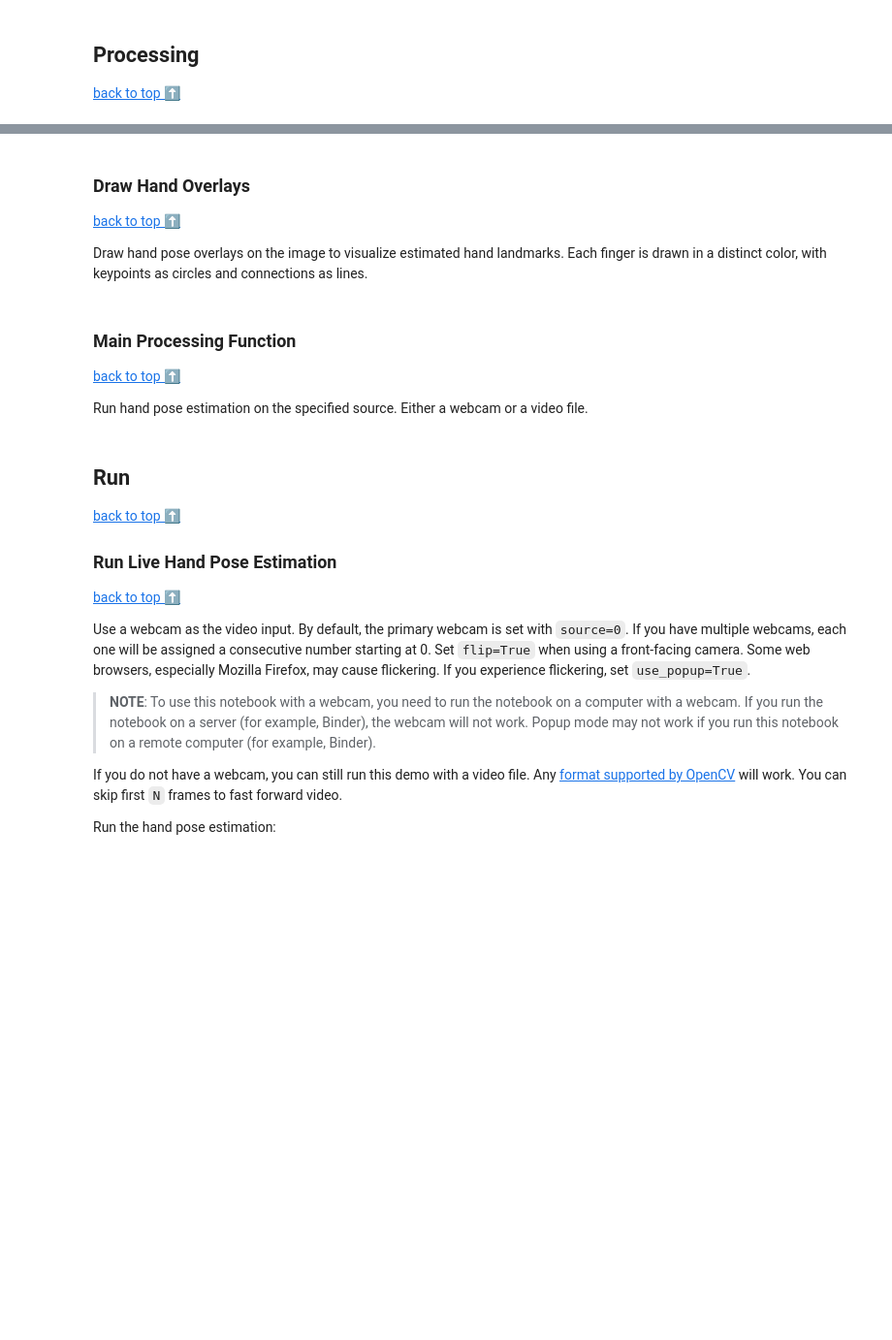
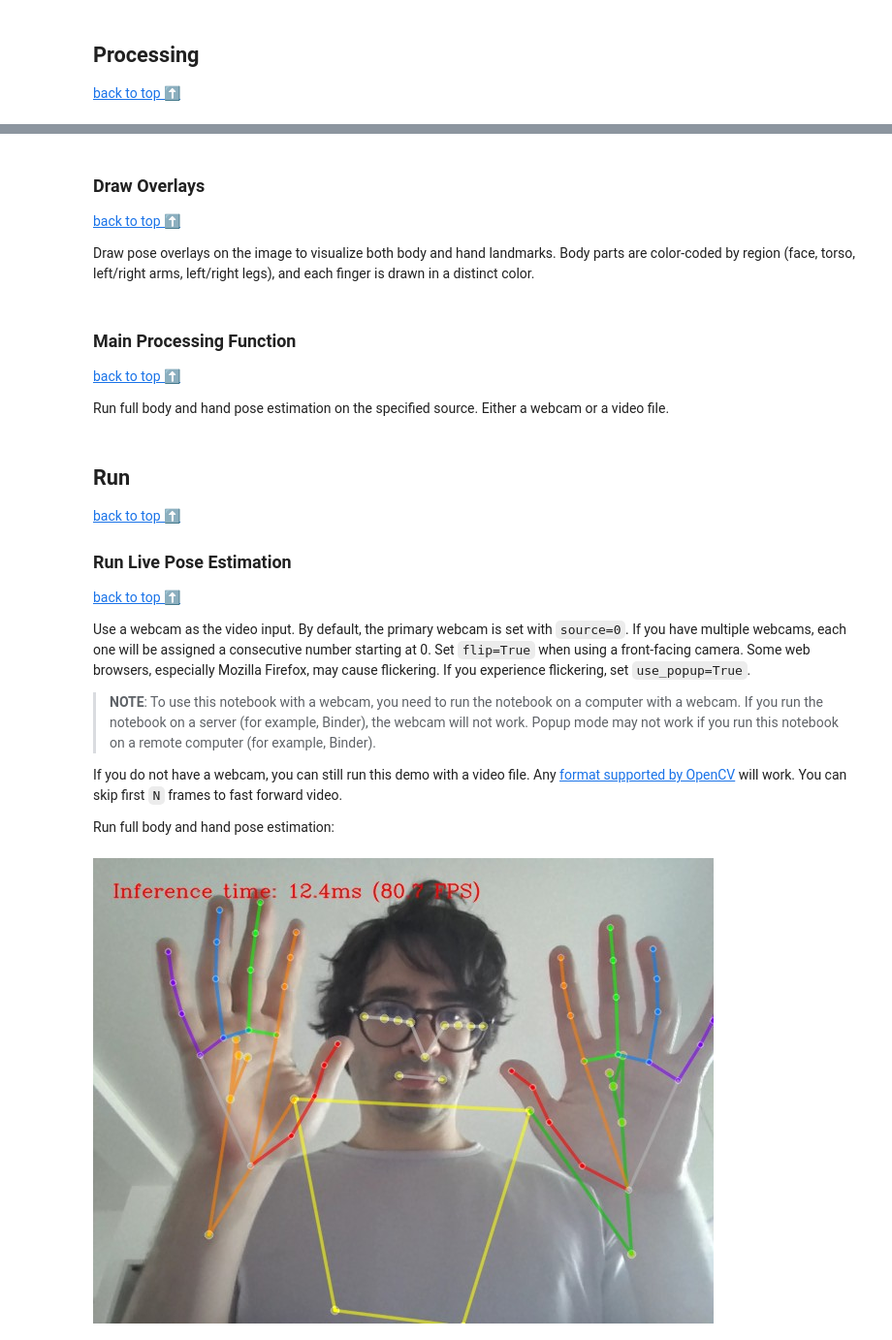
Before and after one commit to eturkes/openvino_notebooks, a Jupyter notebook: notebooks/pose-estimation-webcam/pose-estimation.ipynb, the cells around one changed output, grey strips where cells are left out. Shown at 97% size. Saved outputs shown, nothing was run; the diff lists cells and outputs as text; code cells hidden in the pictures; blank space fills up the shorter version.

```diff
--- a/notebooks/pose-estimation-webcam/pose-estimation.ipynb
+++ b/notebooks/pose-estimation-webcam/pose-estimation.ipynb
@@ -164,0 +141,28 @@ The palm detection model uses an SSD-style architecture with 2016 anchors across
+# %%
+import openvino.properties.hint as hints
+
+core = ov.Core()
+
+config = {hints.performance_mode(): hints.PerformanceMode.LATENCY}
+
+# Compile pose detection model
+pose_det_compiled = core.compile_model(
+    model=core.read_model(pose_det_ir), device_name=device.value, config=config,
+)
+
+# Compile pose landmark model
+pose_lm_compiled = core.compile_model(
+    model=core.read_model(pose_lm_ir), device_name=device.value, config=config,
+)
+
+# Compile palm detection model
+palm_compiled = core.compile_model(
+    model=core.read_model(palm_det_ir), device_name=device.value, config=config,
+)
+
+# Compile hand landmark model
+hand_compiled = core.compile_model(
+    model=core.read_model(hand_lm_ir), device_name=device.value, config=config,
+)
+
+print("All models compiled successfully.")
@@ -434,6 +550,6 @@ def process_frame(frame, palm_score_threshold=0.5, hand_score_threshold=0.5):
 # %% [markdown]
-### Draw Hand Overlays
+### Draw Overlays
 [back to top ⬆️](#Table-of-contents:)
 
-Draw hand pose overlays on the image to visualize estimated hand landmarks. Each finger is drawn in a distinct color, with keypoints as circles and connections as lines.
+Draw pose overlays on the image to visualize both body and hand landmarks. Body parts are color-coded by region (face, torso, left/right arms, left/right legs), and each finger is drawn in a distinct color.
 # %%
@@ -492,10 +646,10 @@ def draw_hand_landmarks(img, all_landmarks, connections=HAND_CONNECTIONS):
 ### Main Processing Function
 [back to top ⬆️](#Table-of-contents:)
 
-Run hand pose estimation on the specified source. Either a webcam or a video file.
+Run full body and hand pose estimation on the specified source. Either a webcam or a video file.
 # %%
-def run_hand_estimation(source=0, flip=False, use_popup=False, skip_first_frames=0):
-    """Main processing function to run hand pose estimation."""
+def run_pose_estimation(source=0, flip=False, use_popup=False, skip_first_frames=0):
+    """Main processing function to run full body and hand pose estimation."""
     player = None
     try:
         player = utils.VideoPlayer(source, flip=flip, fps=30, skip_first_frames=skip_first_frames)
@@ -518,10 +672,11 @@ def run_hand_estimation(source=0, flip=False, use_popup=False, skip_first_frames
                 frame = cv2.resize(frame, None, fx=scale, fy=scale, interpolation=cv2.INTER_AREA)
 
             start_time = time.time()
-            all_landmarks = process_frame(frame)
+            body_landmarks, body_visibilities, hand_landmarks = process_frame(frame)
             stop_time = time.time()
 
-            frame = draw_hand_landmarks(frame, all_landmarks)
+            frame = draw_body_landmarks(frame, body_landmarks, body_visibilities)
+            frame = draw_hand_landmarks(frame, hand_landmarks)
 
             processing_times.append(stop_time - start_time)
             if len(processing_times) > 200:
@@ -564,7 +719,7 @@ def run_hand_estimation(source=0, flip=False, use_popup=False, skip_first_frames
 ## Run
 [back to top ⬆️](#Table-of-contents:)
 
-### Run Live Hand Pose Estimation
+### Run Live Pose Estimation
 [back to top ⬆️](#Table-of-contents:)
 
 Use a webcam as the video input. By default, the primary webcam is set with `source=0`. If you have multiple webcams, each one will be assigned a consecutive number starting at 0. Set `flip=True` when using a front-facing camera. Some web browsers, especially Mozilla Firefox, may cause flickering. If you experience flickering, set `use_popup=True`.
@@ -573,16 +728,18 @@ Use a webcam as the video input. By default, the primary webcam is set with `sou
 
 If you do not have a webcam, you can still run this demo with a video file. Any [format supported by OpenCV](https://docs.opencv.org/4.5.1/dd/d43/tutorial_py_video_display.html) will work. You can skip first `N` frames to fast forward video.
 
-Run the hand pose estimation:
+Run full body and hand pose estimation:
 # %%
 USE_WEBCAM = True
 cam_id = 0
 video_file = Path("store-aisle-detection.mp4")
 video_url = "https://storage.openvinotoolkit.org/data/test_data/videos/store-aisle-detection.mp4"
 source = cam_id if USE_WEBCAM else video_file
 
 if not USE_WEBCAM and not Path(video_file).exists():
     utils.download_file(video_url)
 
 additional_options = {"skip_first_frames": 500} if not USE_WEBCAM else {}
-run_hand_estimation(source=source, flip=isinstance(source, int), use_popup=False, **additional_options)
+run_pose_estimation(source=source, flip=isinstance(source, int), use_popup=False, **additional_options)
+# %% [output]
+[figure, added]
```
Also changed, not shown: parts of 20 cells of this notebook.
